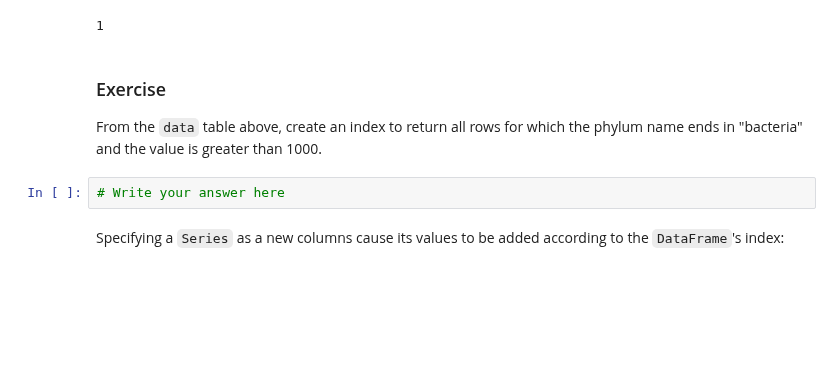
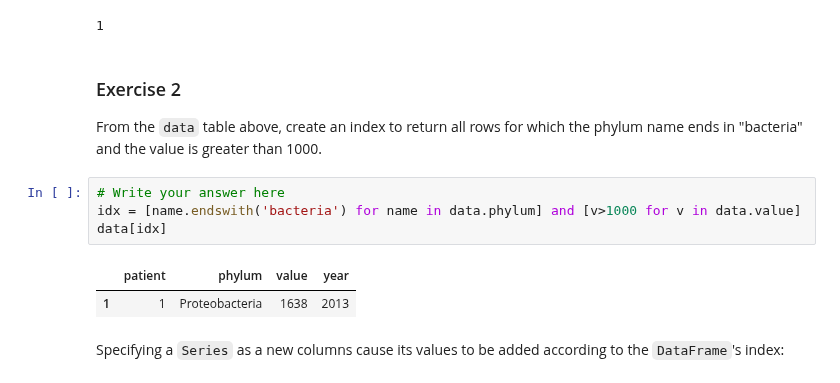
Before and after one commit to amirsh/ada-ana, a Jupyter notebook: HW1-notebooks/Intro to Pandas.ipynb, the cells around one changed output. Drawn from its saved outputs; the diff is of its cells as text; blank space fills up the shorter version.

```diff
--- a/HW1-notebooks/Intro to Pandas.ipynb
+++ b/HW1-notebooks/Intro to Pandas.ipynb
@@ -409,11 +423,16 @@ data.treatment
 # %% [output]
 1
 # %% [markdown]
-### Exercise
+### Exercise 2
 
 From the `data` table above, create an index to return all rows for which the phylum name ends in "bacteria" and the value is greater than 1000.
-# %%
-# Write your answer here
+# %%
+# Write your answer here
+idx = [name.endswith('bacteria') for name in data.phylum] and [v>1000 for v in data.value]
+data[idx]
+# %% [output]
+|  | patient | phylum | value | year |
+| 1 | 1 | Proteobacteria | 1638 | 2013 |
 # %% [markdown]
 Specifying a `Series` as a new columns cause its values to be added according to the `DataFrame`'s index:
 # %%
```
Also changed, not shown: parts of 15 cells of this notebook, 1 other file.
